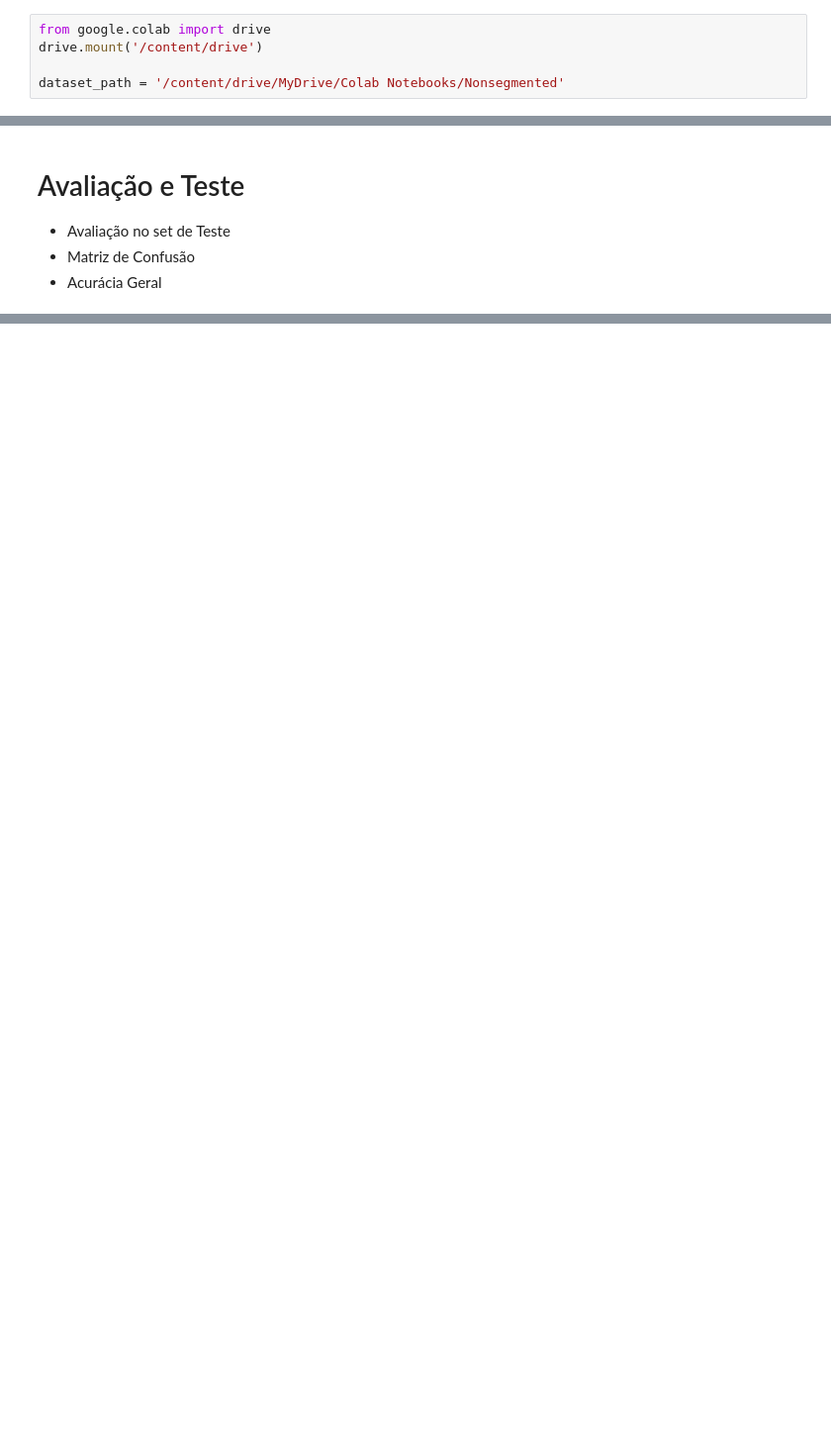
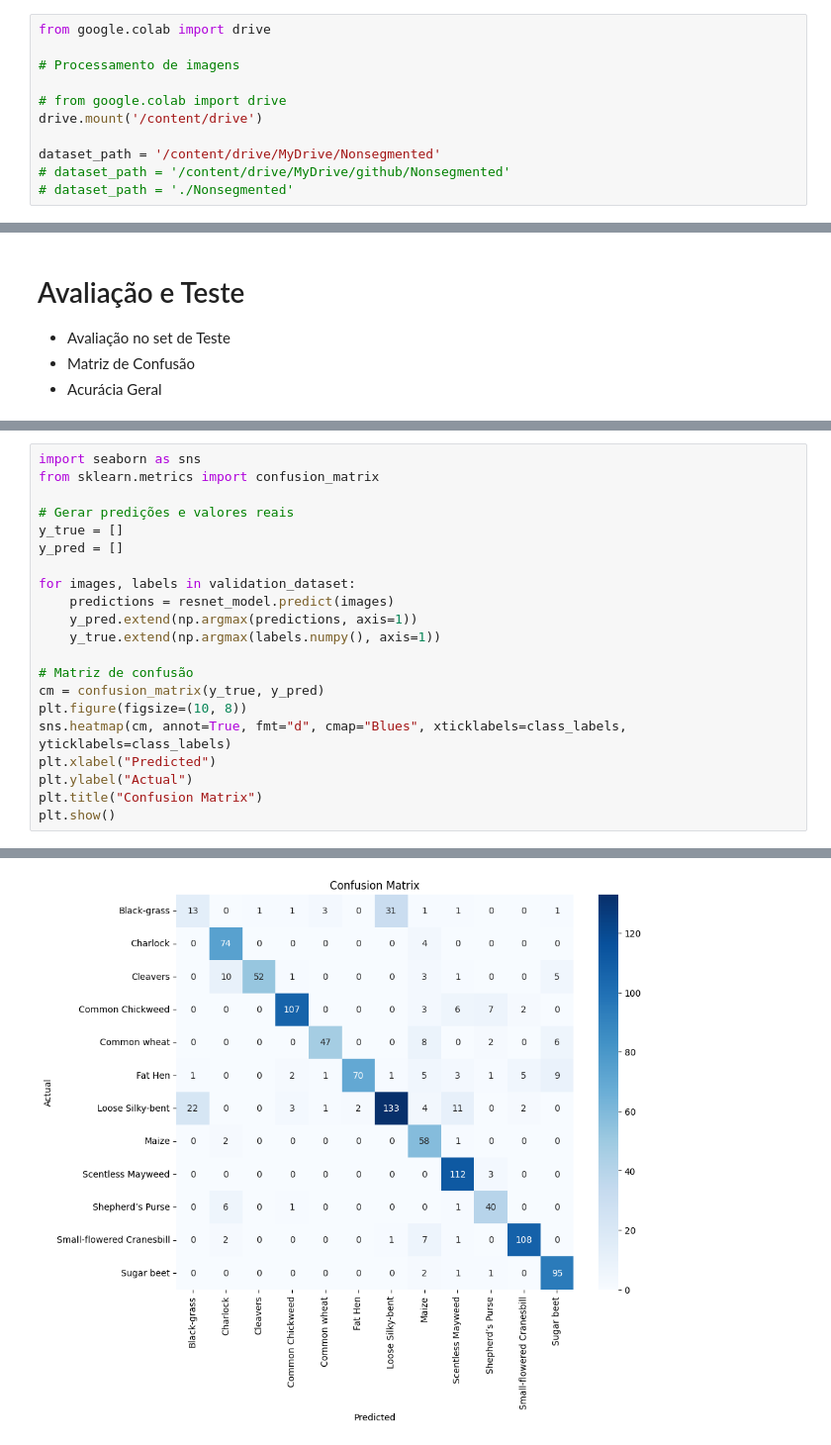
Before and after one commit to R-enanVieira/PlantIdentifier, a Jupyter notebook: main.ipynb, the cells around one changed output, grey strips where cells are left out. Shown at 99% size. Saved outputs shown, nothing was run; the diff lists cells and outputs as text; blank space fills up the shorter version.

```diff
--- a/main.ipynb
+++ b/main.ipynb
@@ -13,6 +15,12 @@
 # %%
 from google.colab import drive
+
+# Processamento de imagens
+
+# from google.colab import drive
 drive.mount('/content/drive')
 
-dataset_path = '/content/drive/MyDrive/Colab Notebooks/Nonsegmented'
+dataset_path = '/content/drive/MyDrive/Nonsegmented'
+# dataset_path = '/content/drive/MyDrive/github/Nonsegmented'
+# dataset_path = './Nonsegmented'
 # %% [output]
@@ -126,0 +352,22 @@ normalized_validation_dataset = validation_dataset.map(normalize_images)
+# %%
+import seaborn as sns
+from sklearn.metrics import confusion_matrix
+
+# Gerar predições e valores reais
+y_true = []
+y_pred = []
+
+for images, labels in validation_dataset:
+    predictions = resnet_model.predict(images)
+    y_pred.extend(np.argmax(predictions, axis=1))
+    y_true.extend(np.argmax(labels.numpy(), axis=1))
+
+# Matriz de confusão
+cm = confusion_matrix(y_true, y_pred)
+plt.figure(figsize=(10, 8))
+sns.heatmap(cm, annot=True, fmt="d", cmap="Blues", xticklabels=class_labels, yticklabels=class_labels)
+plt.xlabel("Predicted")
+plt.ylabel("Actual")
+plt.title("Confusion Matrix")
+plt.show()
+# %% [output]
@@ -126,0 +391 @@ normalized_validation_dataset = validation_dataset.map(normalize_images)
+[figure, added]
```
Also changed, not shown: parts of 29 cells of this notebook.
